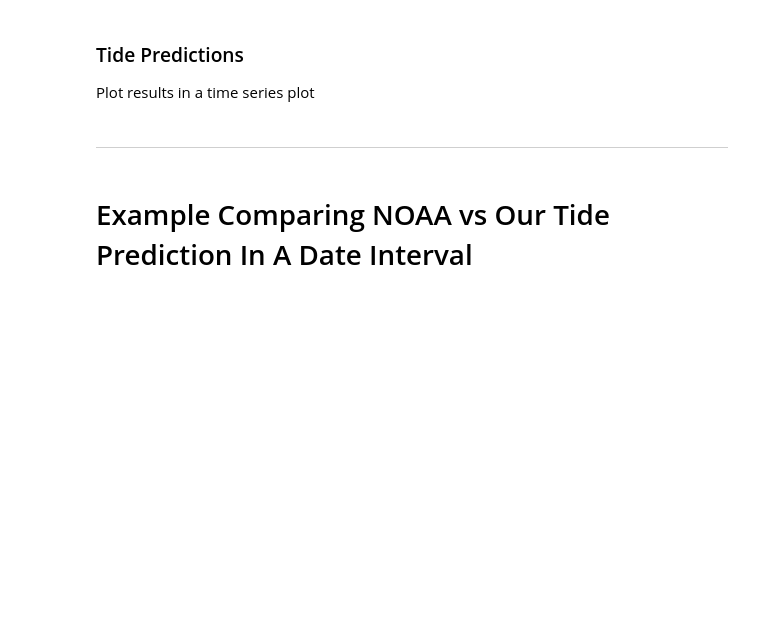
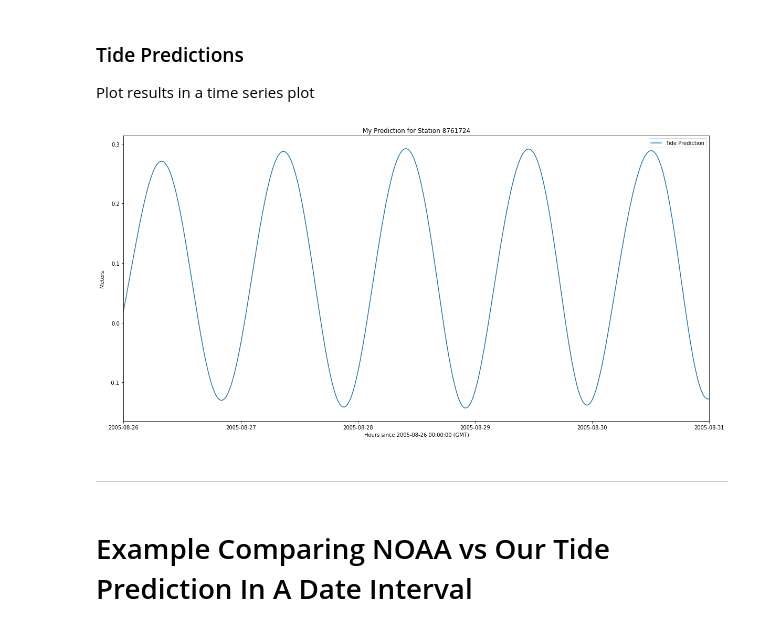
Before and after one commit to clawpack/apps, a Jupyter notebook: notebooks/geoclaw/Tide_Module_Examples.ipynb, the cells around one changed output. Saved outputs shown, nothing was run; the diff lists cells and outputs as text; code cells hidden in the pictures; blank space fills up the shorter version.

```diff
--- a/notebooks/geoclaw/Tide_Module_Examples.ipynb
+++ b/notebooks/geoclaw/Tide_Module_Examples.ipynb
@@ -51,11 +62,12 @@ print(height[0], "meters")
 Fill in station ID, a beginning date and an end date for tide prediction below
 # %%
 #Station Information
-stationID = '8518750'
+station_id = '8761724'
+datum = 'MTL'
 
 #Beginning and End Dates
-beg_date = datetime.datetime(2017,10,1,0,0)
-end_date = datetime.datetime(2017,10,5,0,0)
+beg_date = datetime.datetime(2005, 8, 26, hour=0)
+end_date = datetime.datetime(2005, 8, 31, hour=0)
 
-#Predict tide with arguments set as: (stationID, beg_prediction_date, end_prediction_date)
-predicted_tide = tide.predict_tide(stationID, beg_date, end_date)
+#Predict tide with arguments set as: (station_id, beg_prediction_date, end_prediction_date)
+predicted_tide = tide.predict_tide(station_id, beg_date, end_date, datum='MTL')
@@ -65,13 +79,15 @@ Plot results in a time series plot
 # %%
 #Method datetimes() makes a range of datetimes given arguments: (beg_prediction_date, end_prediction_date)
 times = tide.datetimes(beg_date, end_date)
 
 plt.figure(figsize=(20,10))
 plt.plot(times, predicted_tide, "-", label="Tide Prediction")
 plt.xlabel('Hours since ' + str(beg_date) + ' (GMT)')
 plt.ylabel('Meters'), plt.margins(x=0), plt.legend(loc = 'best')
-plt.title('My Prediction for Station {}'.format(stationID))
+plt.title('My Prediction for Station {}'.format(station_id))
 plt.show()
+# %% [output]
+[figure, added]
 # %% [markdown]
 *******************************************************************************************************************
 # %% [markdown]
```
Also changed, not shown: parts of 17 cells of this notebook.
